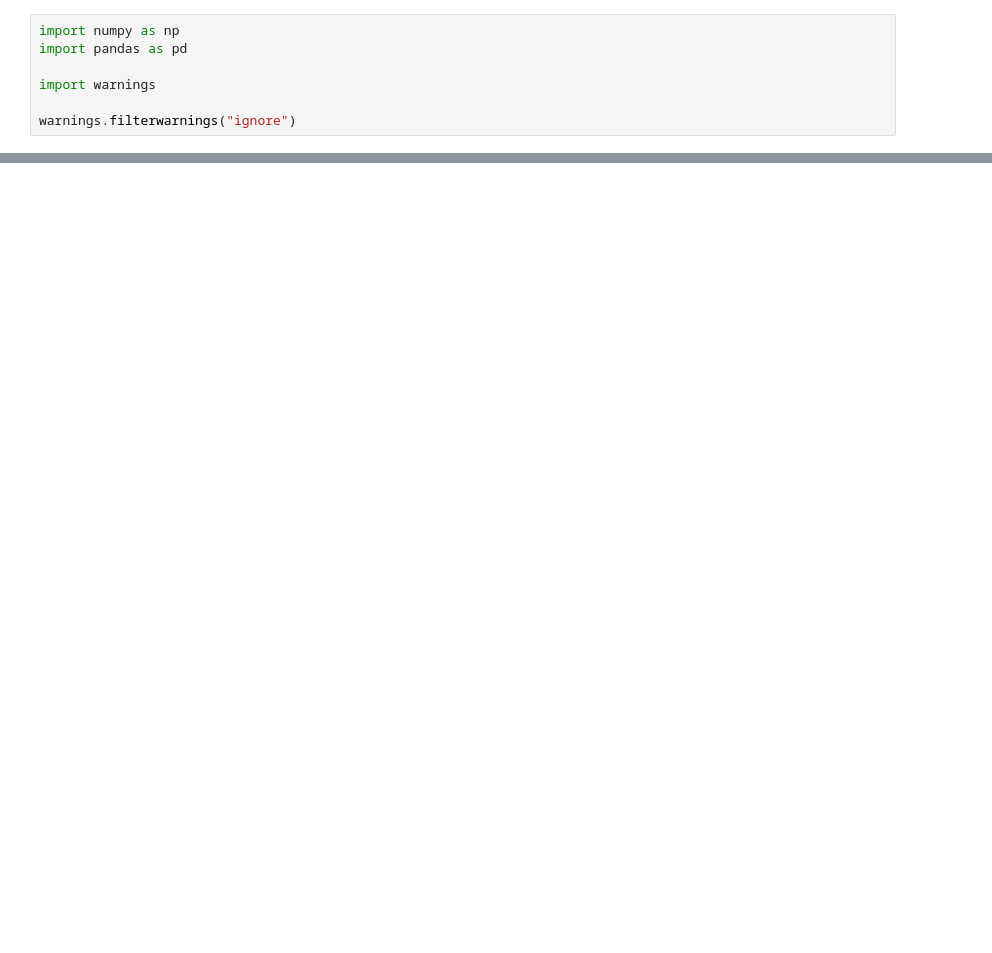
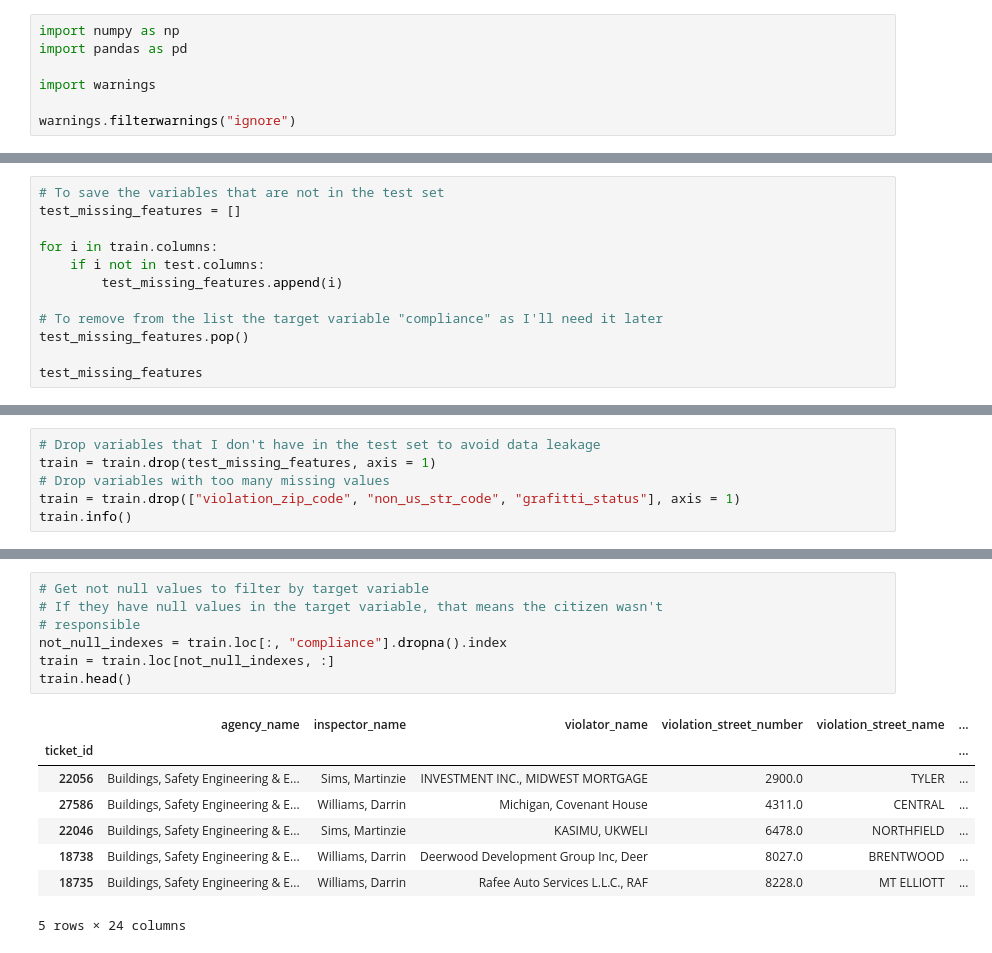
Before and after one commit to Jasc94/Coursera_AppliedDataScience_Specialization, a Jupyter notebook: 3_AppliedMachineLearning/assignment4.ipynb, the cells around one changed output, grey strips where cells are left out. Drawn from its saved outputs; the diff is of its cells as text; blank space fills up the shorter version.

```diff
--- a/3_AppliedMachineLearning/assignment4.ipynb
+++ b/3_AppliedMachineLearning/assignment4.ipynb
@@ -22,0 +30,12 @@ print(f"Test shape: {test.shape}")
+# %%
+# To save the variables that are not in the test set
+test_missing_features = []
+
+for i in train.columns:
+    if i not in test.columns:
+        test_missing_features.append(i)
+
+# To remove from the list the target variable "compliance" as I'll need it later
+test_missing_features.pop()
+
+test_missing_features
@@ -22,0 +69,6 @@ print(f"Test shape: {test.shape}")
+# %%
+# Drop variables that I don't have in the test set to avoid data leakage
+train = train.drop(test_missing_features, axis = 1)
+# Drop variables with too many missing values
+train = train.drop(["violation_zip_code", "non_us_str_code", "grafitti_status"], axis = 1)
+train.info()
@@ -22,0 +93,16 @@ print(f"Test shape: {test.shape}")
+# %%
+# Get not null values to filter by target variable
+# If they have null values in the target variable, that means the citizen wasn't
+# responsible
+not_null_indexes = train.loc[:, "compliance"].dropna().index
+train = train.loc[not_null_indexes, :]
+train.head()
+# %% [output]
+|  | agency_name | inspector_name | violator_name | violation_street_number | violation_street_name | ... |
+| ticket_id |  |  |  |  |  | ... |
+| 22056 | Buildings, Safety Engineering & E... | Sims, Martinzie | INVESTMENT INC., MIDWEST MORTGAGE | 2900.0 | TYLER | ... |
+| 27586 | Buildings, Safety Engineering & E... | Williams, Darrin | Michigan, Covenant House | 4311.0 | CENTRAL | ... |
+| 22046 | Buildings, Safety Engineering & E... | Sims, Martinzie | KASIMU, UKWELI | 6478.0 | NORTHFIELD | ... |
+| 18738 | Buildings, Safety Engineering & E... | Williams, Darrin | Deerwood Development Group Inc, Deer | 8027.0 | BRENTWOOD | ... |
+| 18735 | Buildings, Safety Engineering & E... | Williams, Darrin | Rafee Auto Services L.L.C., RAF | 8228.0 | MT ELLIOTT | ... |
+5 rows × 24 columns
```
Also changed, not shown: parts of 22 cells of this notebook.
